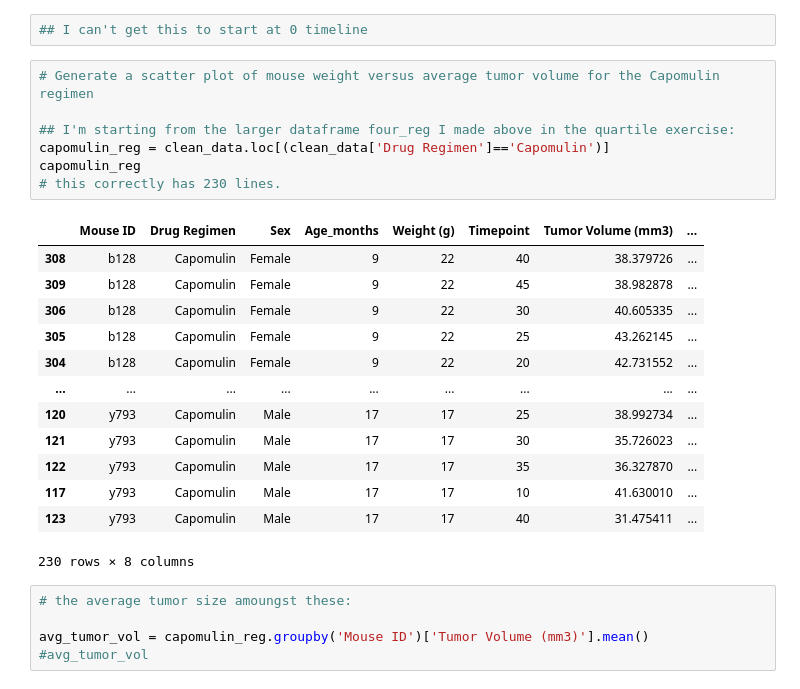
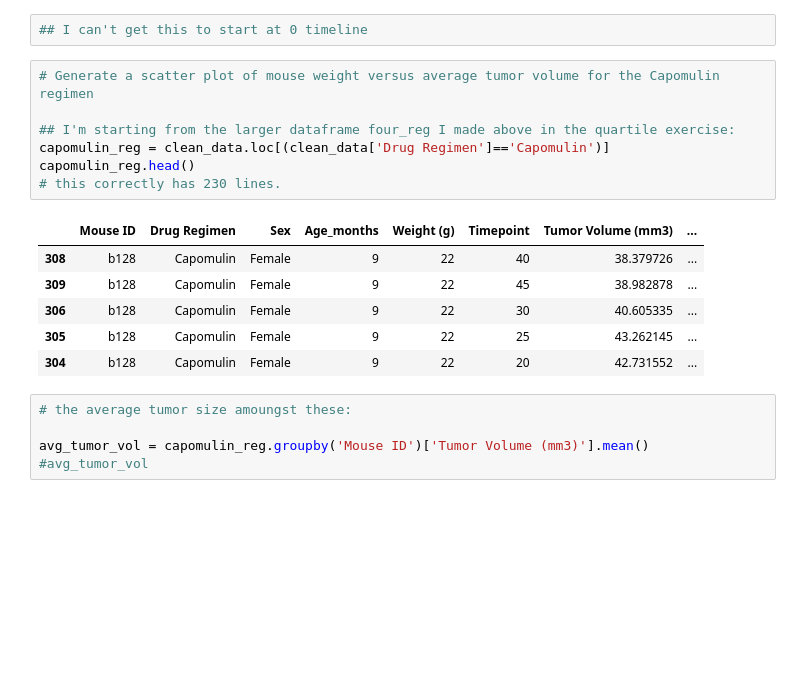
Before and after one commit to pasco27/matplotlib_homework, a Jupyter notebook: pymaceuticals_pascarella1.ipynb, the cells around one changed output. Cells and saved outputs as stored; diff of their text form; blank space fills up the shorter version.

```diff
--- a/pymaceuticals_pascarella1.ipynb
+++ b/pymaceuticals_pascarella1.ipynb
@@ -533,24 +527,17 @@ b128_data.plot(kind='line', x='Timepoint', y='Tumor Volume (mm3)')
 # %%
 # Generate a scatter plot of mouse weight versus average tumor volume for the Capomulin regimen
 
 ## I'm starting from the larger dataframe four_reg I made above in the quartile exercise:
 capomulin_reg = clean_data.loc[(clean_data['Drug Regimen']=='Capomulin')]
-capomulin_reg
+capomulin_reg.head()
 # this correctly has 230 lines.
 # %% [output]
 |  | Mouse ID | Drug Regimen | Sex | Age_months | Weight (g) | Timepoint | Tumor Volume (mm3) | ... |
 | 308 | b128 | Capomulin | Female | 9 | 22 | 40 | 38.379726 | ... |
 | 309 | b128 | Capomulin | Female | 9 | 22 | 45 | 38.982878 | ... |
 | 306 | b128 | Capomulin | Female | 9 | 22 | 30 | 40.605335 | ... |
 | 305 | b128 | Capomulin | Female | 9 | 22 | 25 | 43.262145 | ... |
 | 304 | b128 | Capomulin | Female | 9 | 22 | 20 | 42.731552 | ... |
-| ... | ... | ... | ... | ... | ... | ... | ... | ... |
-| 120 | y793 | Capomulin | Male | 17 | 17 | 25 | 38.992734 | ... |
-| 121 | y793 | Capomulin | Male | 17 | 17 | 30 | 35.726023 | ... |
-| 122 | y793 | Capomulin | Male | 17 | 17 | 35 | 36.327870 | ... |
-| 117 | y793 | Capomulin | Male | 17 | 17 | 10 | 41.630010 | ... |
-| 123 | y793 | Capomulin | Male | 17 | 17 | 40 | 31.475411 | ... |
-230 rows × 8 columns
 # %%
 # the average tumor size amoungst these:
 
```
Also changed, not shown: parts of 9 cells of this notebook.
